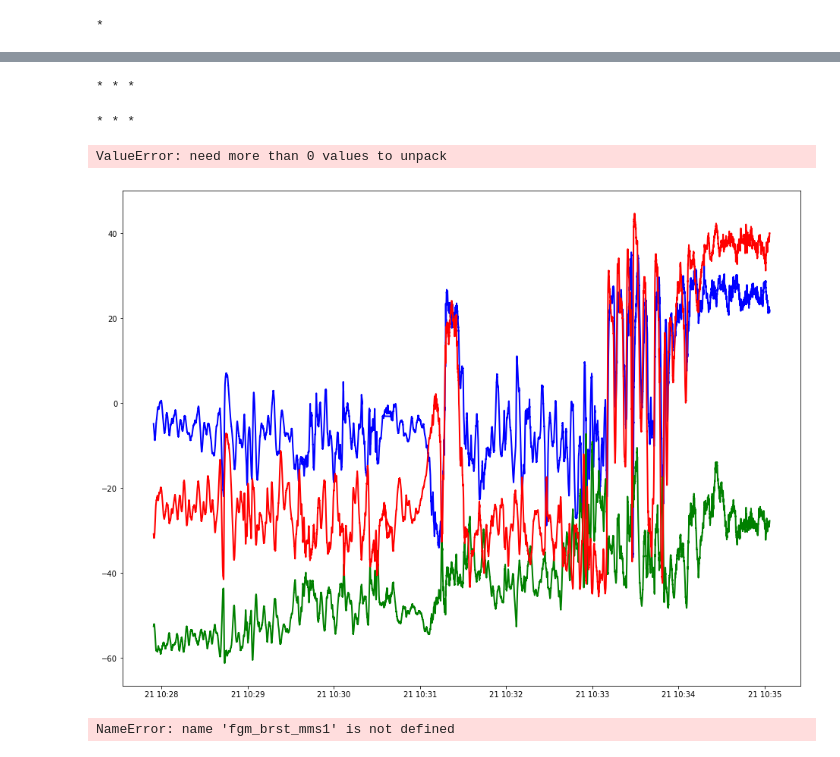
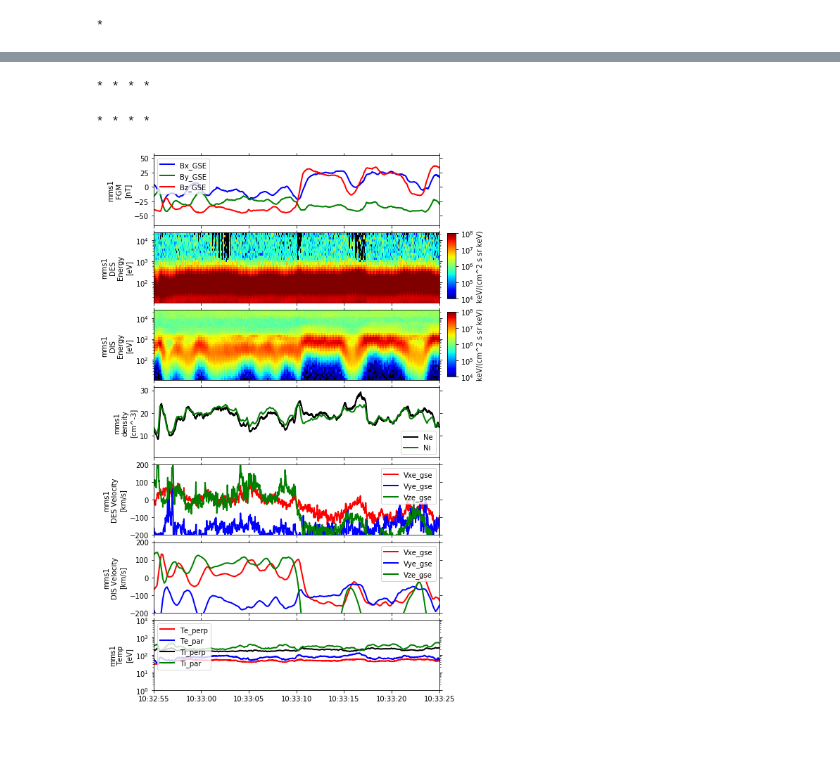
Before and after one commit to gravmath/PAD, a Jupyter notebook: notebooks/new PAD City.ipynb, the cells around one changed output, grey strips where cells are left out. Drawn from its saved outputs; the diff is of its cells as text; code cells hidden in the pictures.

Commit message:
Updates to Plasma_Plotter and it is starting to look good.

```diff
--- a/notebooks/new PAD City.ipynb
+++ b/notebooks/new PAD City.ipynb
@@ -10,7 +10,7 @@ import Scraper
 base_dir               = 'z:/data/ftp/'
 scan_or_load           = 'load'
 obs                    = 'mms1'
-scanned_files_filename = 'scanned_files_%s.fpiprd1' % (obs,)
+scanned_files_filename = 'c:/Users/cschiff/Documents/github/scanned_files_%s.fpiprd1' % (obs,)
 # %%
 if scan_or_load == 'scan':
     bpsd_fast_dict         = Scraper.get_my_l2_files(obs,'dsp','fast','bpsd',base_dir)
@@ -50,8 +50,6 @@ else:
     scpot_fast_dict        = pickle.load(scanned_files)
     dce_brst_dict          = pickle.load(scanned_files)
     fgm_brst_dict          = pickle.load(scanned_files)
-    fpi_brst_des_moms_dict = pickle.load(scanned_files)
-    fpi_brst_dis_moms_dict = pickle.load(scanned_files)
     fpi_brst_des_dist_dict = pickle.load(scanned_files)
     fpi_brst_dis_dist_dict = pickle.load(scanned_files)
     fpi_fast_des_dist_dict = pickle.load(scanned_files)
@@ -83,6 +63,6 @@ Found 1131 unique files in z:/data/ftp/mms1/mec/srvy/l2/epht89d/
 # %%
 start_time_brst = '2015-12-21 10:20:00'
-stop_time_brst  = '2015-12-21 10:40:00'
+stop_time_brst  = '2015-12-21 11:00:00'
 start_time_fast = '2015-12-20 00:00:00'
 stop_time_fast  = '2015-12-22 00:00:00'
 # %%
@@ -116,20 +111,8 @@ fgm_brst_mms1 = Munger.munge_fgm(my_files['fgm_b'],obs)
 # %%
 emoms_brst_mms1 = Munger.munge_moms(my_files['des-moms_b'],obs,'des')
 # %% [output]
-* * *
+* * * *
 # %%
 imoms_brst_mms1 = Munger.munge_moms(my_files['dis-moms_b'],obs,'dis')
 # %% [output]
-* * *
+* * * *
-# %%
-fig = plt.figure(figsize=(16,12))
-ax_B = fig.add_subplot(1,1,1)
-
-Plasma_Plotter.make_Bvector_panel(ax_B,'mms1',fgm_brst_mms1[0]['epochs'],fgm_brst_mms1[0]['Bgse'])
-# %% [output]
-ValueError: need more than 0 values to unpack
-[figure, removed]
-# %%
-plt.plot(fgm_brst_mms1[0]['epochs'],fgm_brst_mms1[0]['Bgse'])
-# %% [output]
-NameError: name 'fgm_brst_mms1' is not defined
@@ -136 +121,54 @@ NameError: name 'fgm_brst_mms1' is not defined
+# %%
+#create the figure
+fig = plt.figure(figsize=(16,14))
+ax_B     = fig.add_subplot(7,2,1)
+ax_DES   = fig.add_subplot(7,2,3)
+ax_DIS   = fig.add_subplot(7,2,5)
+ax_den   = fig.add_subplot(7,2,7)
+ax_Ve    = fig.add_subplot(7,2,9)
+ax_Vi    = fig.add_subplot(7,2,11)
+ax_T     = fig.add_subplot(7,2,13)
+
+#load the panels
+Bvec = Plasma_Plotter.make_Bvector_panel(ax_B,obs,fgm_brst_mms1)
+DES  = Plasma_Plotter.make_Et_panel(fig,ax_DES,obs,emoms_brst_mms1,'DES',0)
+DIS  = Plasma_Plotter.make_Et_panel(fig,ax_DIS,obs,imoms_brst_mms1,'DIS',0)
+Den  = Plasma_Plotter.make_density_panel(ax_den,obs,emoms_brst_mms1,imoms_brst_mms1)
+Ve   = Plasma_Plotter.make_sVvector_panel(ax_Ve,obs,emoms_brst_mms1,'DES')
+Vi   = Plasma_Plotter.make_sVvector_panel(ax_Vi,obs,imoms_brst_mms1,'DIS')
+T    = Plasma_Plotter.make_temperature_panel(ax_T,obs,emoms_brst_mms1,imoms_brst_mms1)
+
+#customize the axes
+Ve.customize_ax({'ylim':[-200,200]})
+Vi.customize_ax({'ylim':[-200,200]})
+Bvec.customize_ax({'xticklabels':[]})
+ax_DES.set_xticklabels([])
+ax_DIS.set_xticklabels([])
+Den.customize_ax({'xticklabels':[]})
+Ve.customize_ax({'xticklabels':[]})
+Vi.customize_ax({'xticklabels':[]})
+
+#specify the time
+t_start = dt.datetime(2015,12,21,10,28,10)
+t_stop  = dt.datetime(2015,12,21,10,28,40)
+t_step  = dt.timedelta(seconds=15.0)
+n       = 19
+ax_B.set_xlim([mdates.date2num(t_start+n*t_step),mdates.date2num(t_stop+n*t_step)])
+ax_DES.set_xlim([mdates.date2num(t_start+n*t_step),mdates.date2num(t_stop+n*t_step)])
+ax_DIS.set_xlim([mdates.date2num(t_start+n*t_step),mdates.date2num(t_stop+n*t_step)])
+ax_den.set_xlim([mdates.date2num(t_start+n*t_step),mdates.date2num(t_stop+n*t_step)])
+ax_Ve.set_xlim([mdates.date2num(t_start+n*t_step),mdates.date2num(t_stop+n*t_step)])
+ax_Vi.set_xlim([mdates.date2num(t_start+n*t_step),mdates.date2num(t_stop+n*t_step)])
+ax_T.set_xlim([mdates.date2num(t_start+n*t_step),mdates.date2num(t_stop+n*t_step)])
+
+ax_B.tick_params(which='both',bottom=True,top=True,left=True,right=True)
+ax_DES.tick_params(which='both',bottom=True,top=True,left=True,right=True)
+ax_DIS.tick_params(which='both',bottom=True,top=True,left=True,right=True)
+ax_den.tick_params(which='both',bottom=True,top=True,left=True,right=True)
+ax_Ve.tick_params(which='both',bottom=True,top=True,left=True,right=True)
+ax_Vi.tick_params(which='both',bottom=True,top=True,left=True,right=True)
+ax_T.tick_params(which='both',bottom=True,top=True,left=True,right=True)
+plt.subplots_adjust(hspace=0.1)
+# %% [output]
+[figure, added]
 # %%
```
Also changed, not shown: parts of 13 cells of this notebook, 1 other file.
